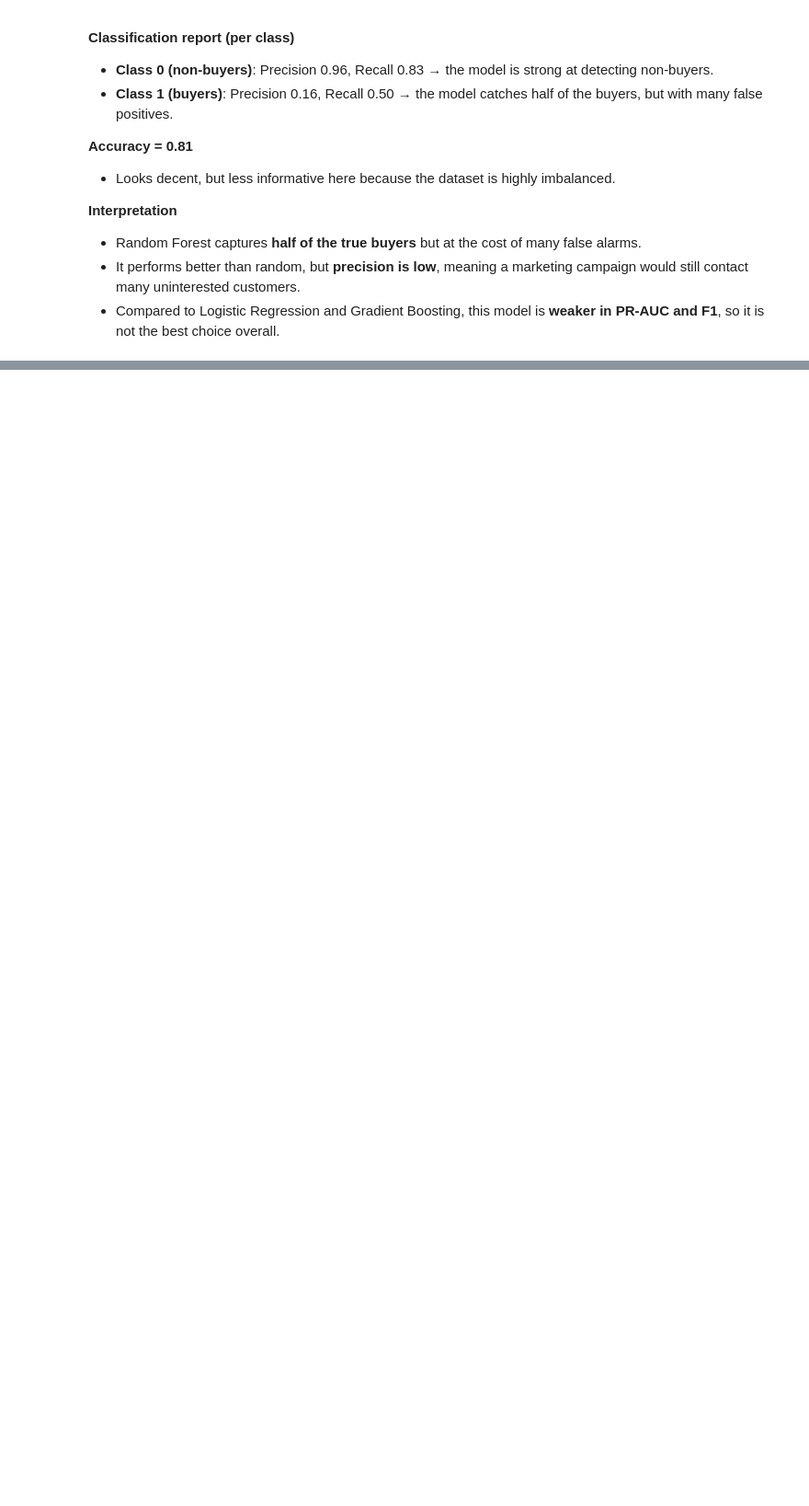
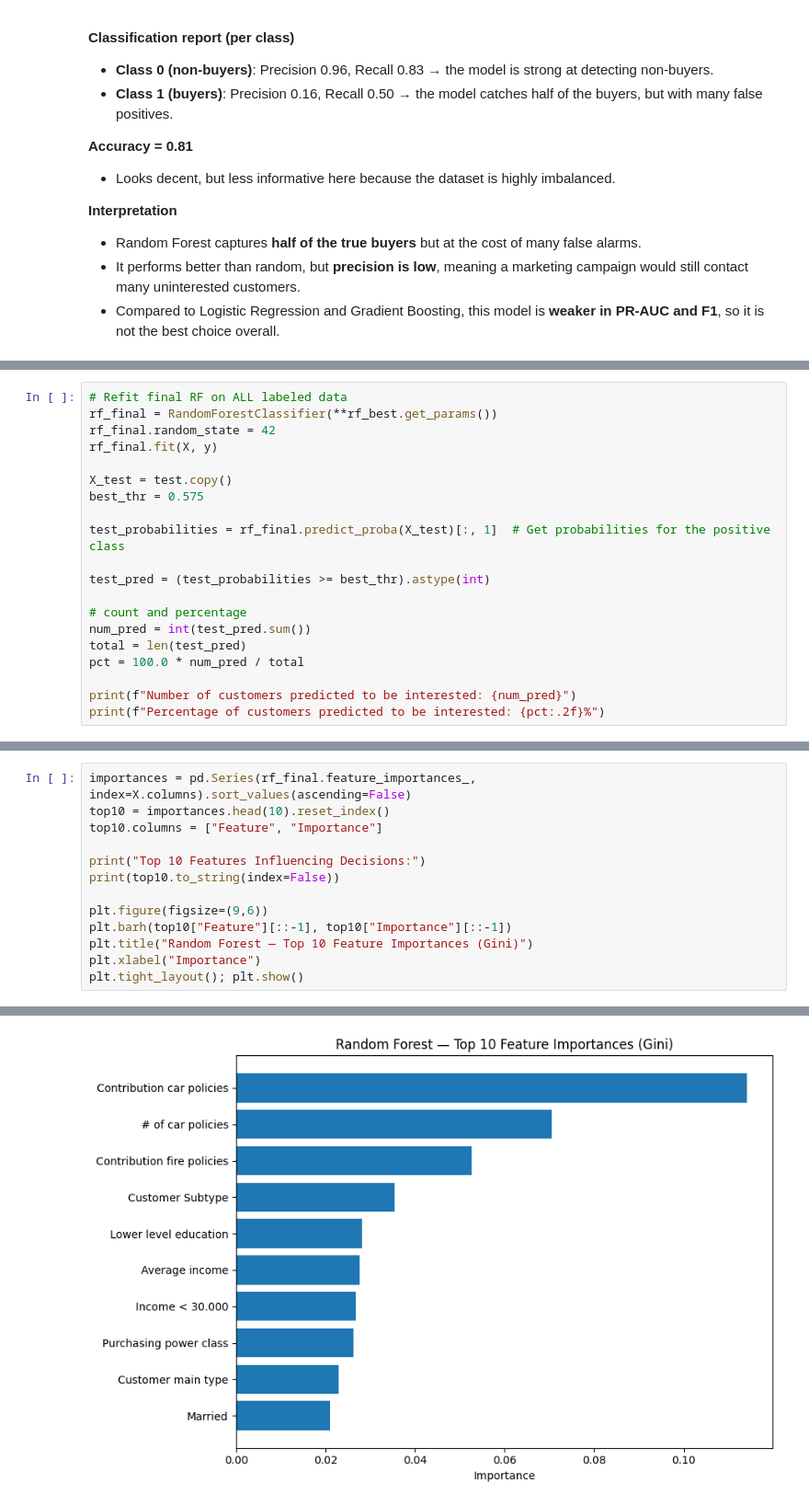
Before and after one commit to millivio/CaravanInsurance, a Jupyter notebook: src/RandomForests.ipynb, the cells around one changed output, grey strips where cells are left out. Shown at 92% size. Saved outputs shown, nothing was run; the diff lists cells and outputs as text; blank space fills up the shorter version.

```diff
--- a/src/RandomForests.ipynb
+++ b/src/RandomForests.ipynb
@@ -156,0 +161,20 @@ Random Forest performs better than random guessing and provides a balanced basel
+# %%
+# Refit final RF on ALL labeled data
+rf_final = RandomForestClassifier(**rf_best.get_params())
+rf_final.random_state = 42
+rf_final.fit(X, y)
+
+X_test = test.copy()
+best_thr = 0.575
+
+test_probabilities = rf_final.predict_proba(X_test)[:, 1]  # Get probabilities for the positive class
+
+test_pred = (test_probabilities >= best_thr).astype(int)
+
+# count and percentage
+num_pred = int(test_pred.sum())
+total = len(test_pred)
+pct = 100.0 * num_pred / total
+
+print(f"Number of customers predicted to be interested: {num_pred}")
+print(f"Percentage of customers predicted to be interested: {pct:.2f}%")
@@ -156,0 +189,14 @@ Random Forest performs better than random guessing and provides a balanced basel
+# %%
+importances = pd.Series(rf_final.feature_importances_, index=X.columns).sort_values(ascending=False)
+top10 = importances.head(10).reset_index()
+top10.columns = ["Feature", "Importance"]
+
+print("Top 10 Features Influencing Decisions:")
+print(top10.to_string(index=False))
+
+plt.figure(figsize=(9,6))
+plt.barh(top10["Feature"][::-1], top10["Importance"][::-1])
+plt.title("Random Forest — Top 10 Feature Importances (Gini)")
+plt.xlabel("Importance")
+plt.tight_layout(); plt.show()
+# %% [output]
@@ -156,0 +215 @@ Random Forest performs better than random guessing and provides a balanced basel
+[figure, added]
```
Also changed, not shown: parts of 7 cells of this notebook, 1 other file.
